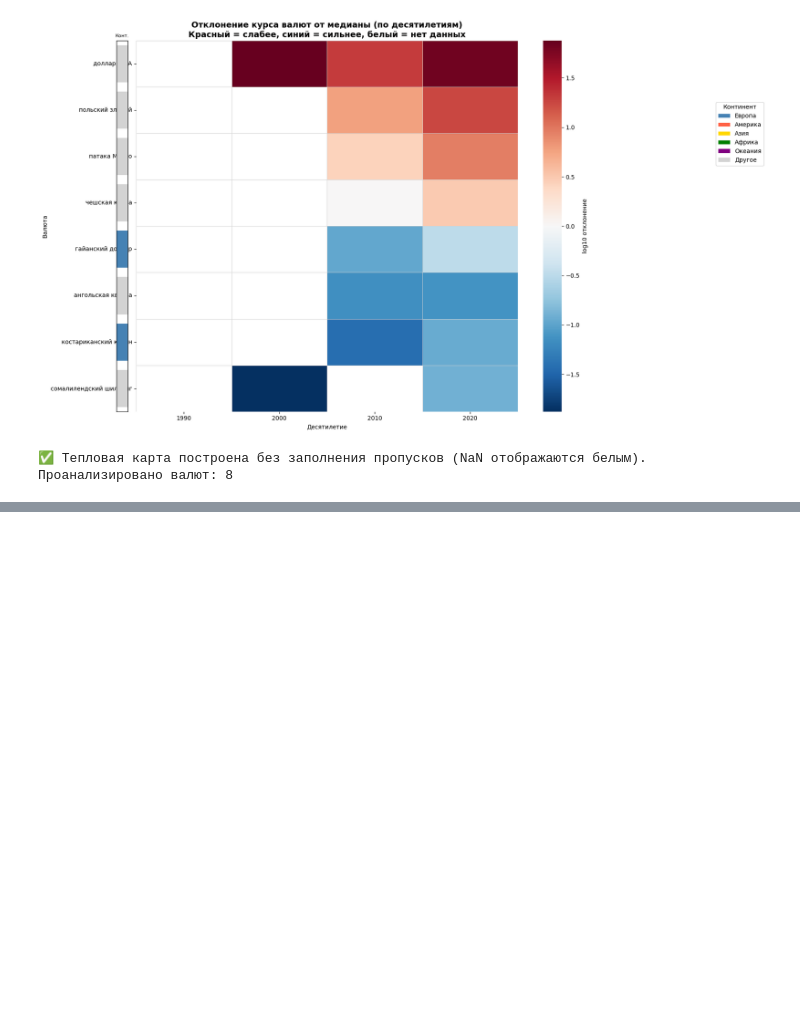
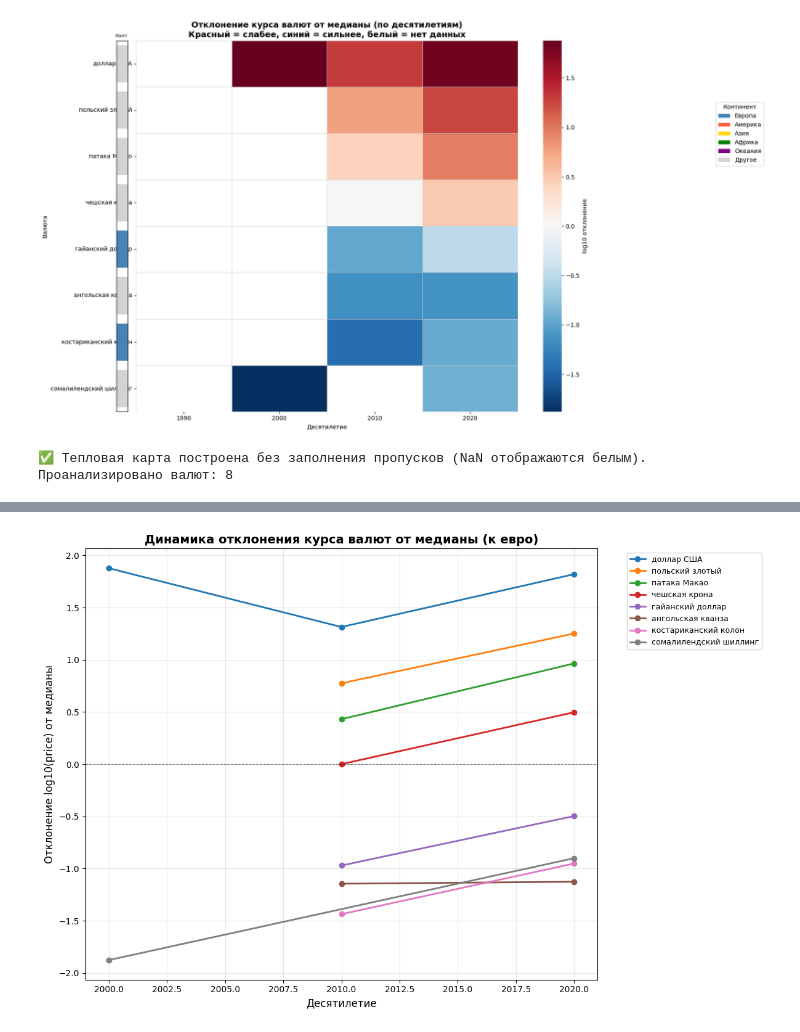
Before and after one commit to cathrineq/python-ai-Tarasova-Kate, a Jupyter notebook: notebooks/viz1_currency_clusters.ipynb, the cells around one changed output, grey strips where cells are left out. Cells and saved outputs as stored; diff of their text form; code cells hidden in the pictures; blank space fills up the shorter version.

```diff
--- a/notebooks/viz1_currency_clusters.ipynb
+++ b/notebooks/viz1_currency_clusters.ipynb
@@ -288,0 +384,82 @@ print(f"Проанализировано валют: {len(pivot_norm)}")
+# %%
+# ============================================================
+#  ЧЕРНОВИК 2: Линейный график (line plot) для отобранных валют
+# ============================================================
+
+import numpy as np
+import pandas as pd
+import matplotlib.pyplot as plt
+import seaborn as sns
+
+# ------------------- НАСТРОЙКИ -------------------
+USE_DECADES = True
+USE_DEVIATION = True
+REMOVE_OUTLIERS = True
+MIN_POINTS_PER_CURRENCY = 2
+
+# 1. Подготовка данных (та же, что в черновике 1)
+df_rates_clust = df_rates.copy()
+df_rates_clust["best_year"] = df_rates_clust["year"].fillna(df_rates_clust["startYear"])
+
+df_eur = df_rates_clust[
+    (df_rates_clust["unit"] == "евро") &
+    (df_rates_clust["best_year"].notna()) &
+    (df_rates_clust["price"] > 0)
+].copy()
+
+if REMOVE_OUTLIERS:
+    df_eur = df_eur[df_eur["price"] < 1e8]
+
+df_eur["log_price"] = np.log10(df_eur["price"])
+if USE_DECADES:
+    df_eur["time_bin"] = (df_eur["best_year"] // 10 * 10).astype(int)
+    time_label = "Десятилетие"
+else:
+    df_eur["time_bin"] = df_eur["best_year"]
+    time_label = "Год"
+
+# Сводная таблица
+pivot = df_eur.pivot_table(index="currency", columns="time_bin", values="log_price", aggfunc="mean")
+pivot = pivot.dropna(thresh=MIN_POINTS_PER_CURRENCY, axis=0)
+pivot = pivot.reindex(sorted(pivot.columns), axis=1)
+
+if USE_DEVIATION:
+    pivot_norm = pivot.sub(pivot.median(axis=0), axis=1)
+    y_label = "Отклонение log10(price) от медианы"
+    title = "Динамика отклонения курса валют от медианы (к евро)"
+else:
+    pivot_norm = pivot
+    y_label = "log10(price)"
+    title = "Динамика абсолютного курса валют к евро"
+
+# Сортируем строки по среднему отклонению (для цветов)
+row_order = pivot_norm.mean(axis=1, skipna=True).sort_values(ascending=False).index
+pivot_norm = pivot_norm.loc[row_order]
+
+print(f"Число валют в анализе: {len(pivot_norm)}")
+
+# 2. Построение линейного графика
+plt.figure(figsize=(12, 8))
+
+# Используем цветовую карту для линий
+colors = sns.color_palette("tab10", len(pivot_norm))
+
+for i, (currency, row) in enumerate(pivot_norm.iterrows()):
+    # Убираем NaN для построения
+    years = row.dropna().index
+    values = row.dropna().values
+    plt.plot(years, values, marker='o', linewidth=2, markersize=6,
+             label=currency, color=colors[i])
+
+plt.xlabel(time_label, fontsize=12)
+plt.ylabel(y_label, fontsize=12)
+plt.title(title, fontsize=14, fontweight='bold')
+plt.axhline(y=0, color='black', linestyle='--', linewidth=0.8, alpha=0.5)
+plt.grid(True, alpha=0.3)
+plt.legend(bbox_to_anchor=(1.05, 1), loc='upper left', fontsize=9)
+plt.tight_layout()
+plt.show()
+
+print("✅ Черновик 2 (line plot) готов.")
+print("Горизонтальная пунктирная линия на 0 показывает среднее значение (медиану).")
+# %% [output]
@@ -288,0 +467 @@ print(f"Проанализировано валют: {len(pivot_norm)}")
+[figure, added]
```
Also changed, not shown: parts of 4 cells of this notebook.
